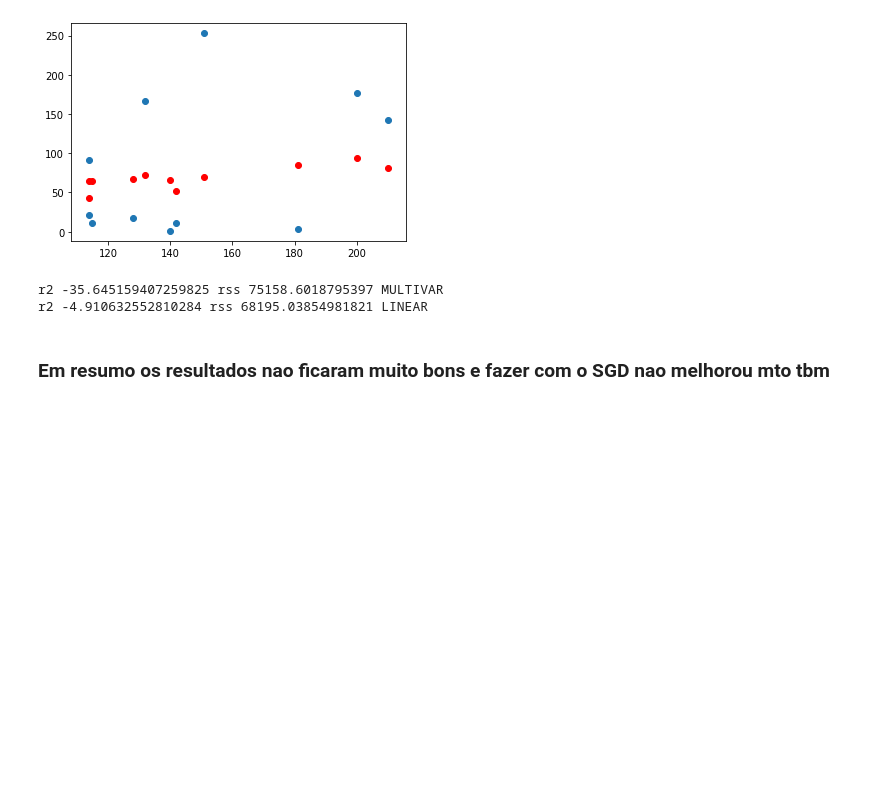
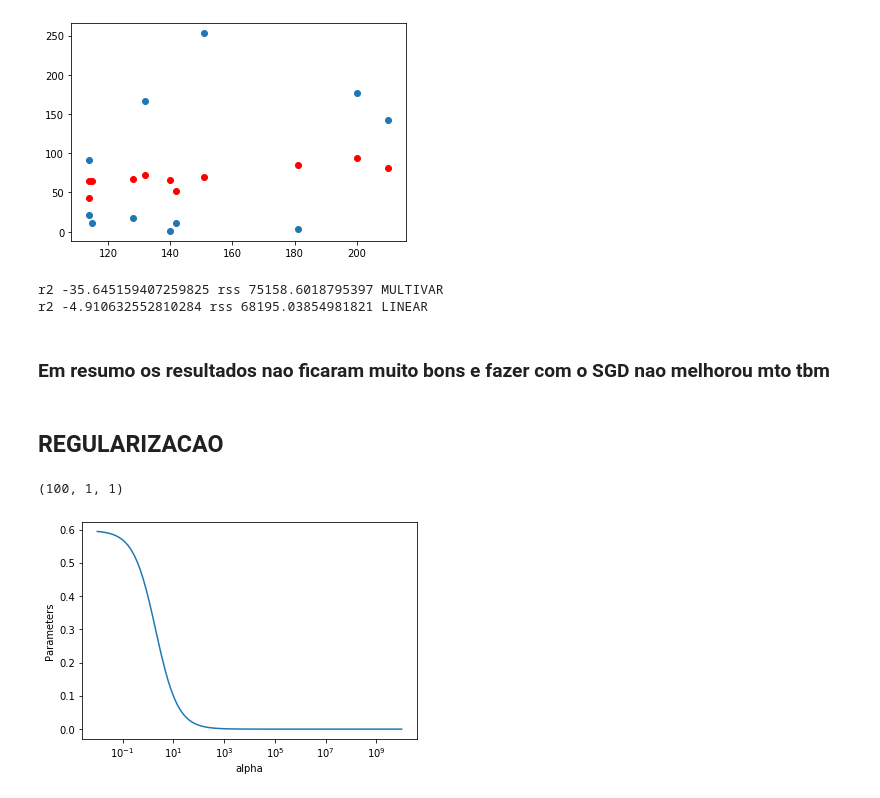
Before and after one commit to advinstai/Aprendizagem-estatistica-regressao, a Jupyter notebook: Exercicio-regressao/Bosch regressao - Leticia.ipynb, the cells around one changed output. Drawn from its saved outputs; the diff is of its cells as text; code cells hidden in the pictures; blank space fills up the shorter version.

Commit message:
incluindo regularizacao de ridge

```diff
--- a/Exercicio-regressao/Bosch regressao - Leticia.ipynb
+++ b/Exercicio-regressao/Bosch regressao - Leticia.ipynb
@@ -345,3 +357,5 @@ r2 -35.645159407259825 rss 75158.6018795397 MULTIVAR
 r2 -4.910632552810284 rss 68195.03854981821 LINEAR
 # %% [markdown]
 ### Em resumo os resultados nao ficaram muito bons e fazer com o SGD nao melhorou mto tbm
+# %% [markdown]
+## REGULARIZACAO
@@ -347,0 +368,30 @@ r2 -4.910632552810284 rss 68195.03854981821 LINEAR
+# %%
+ridge = Ridge(normalize = True)
+MSEs = []
+coefs = []
+
+
+alphas = 10**np.linspace(10,-2,100)*0.5
+
+for a in alphas:
+    ridge.set_params(alpha = a)
+    ridge.fit(X_train, y_train)
+    MSEs.append(mean_squared_error(y_test,ridge.predict(X_test)))
+    coefs.append(ridge.coef_)
+    #print(ridge.coef_.shape)
+
+print(np.array(coefs).shape)
+
+coefs = np.array(coefs).reshape(100,1)
+
+ax = plt.gca()
+ax.plot(alphas*2, coefs)
+ax.set_xscale('log')
+plt.axis('tight')
+plt.xlabel('alpha')
+plt.ylabel('Parameters')
+
+plt.show()
+# %% [output]
+(100, 1, 1)
+[figure, added]
```
Also changed, not shown: parts of 18 cells of this notebook.
